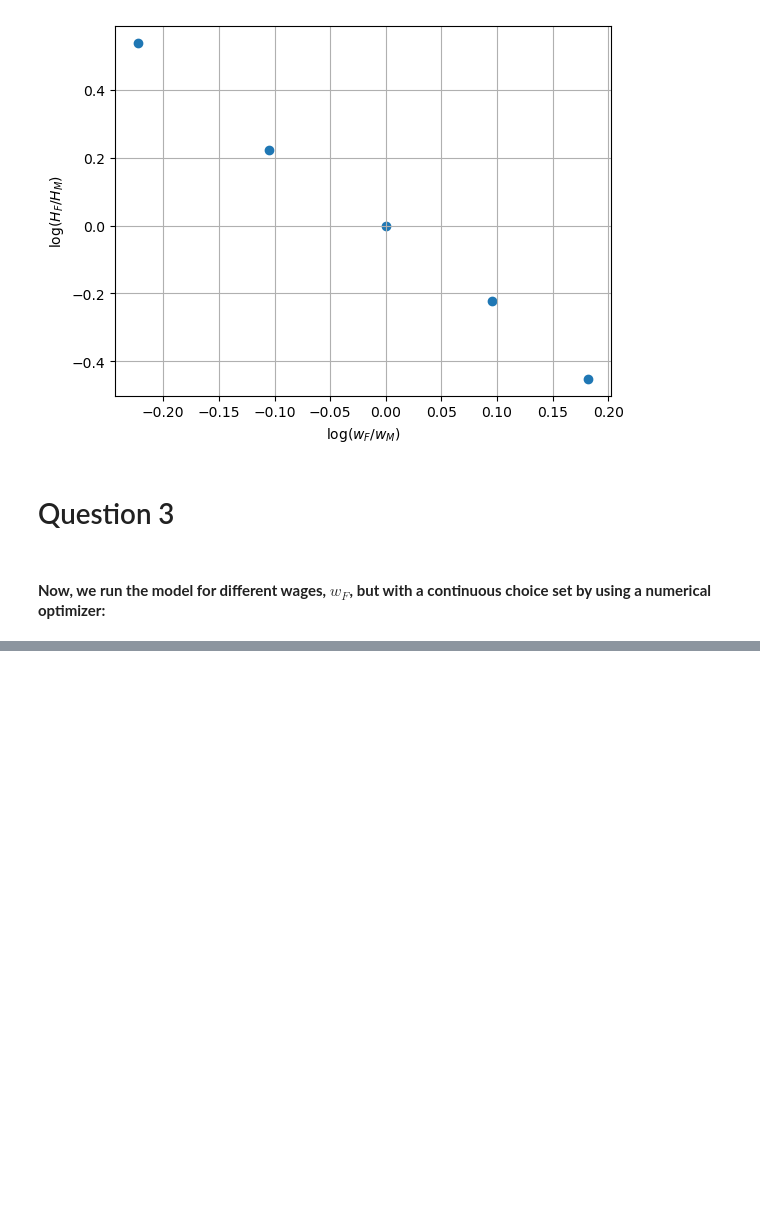
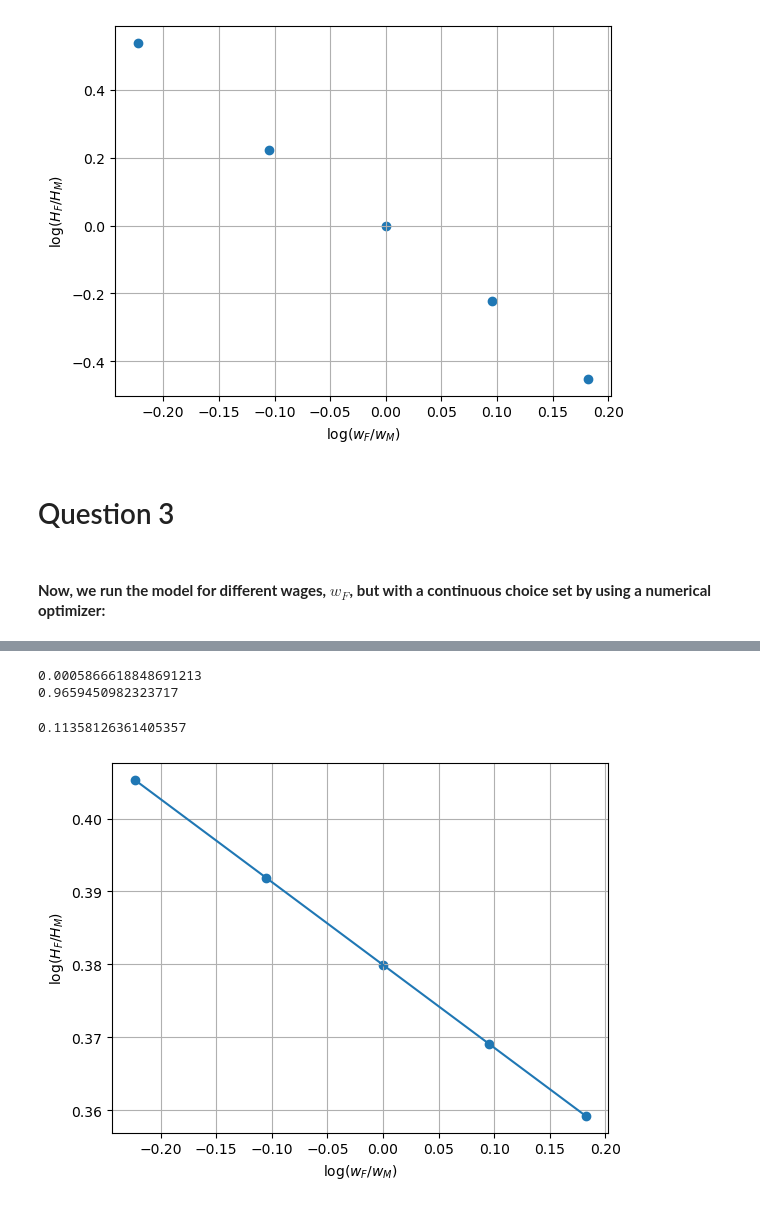
Before and after one commit to NumEconCopenhagen/projects-2023-andreas, a Jupyter notebook: inauguralproject/inauguralproject.ipynb, the cells around one changed output, grey strips where cells are left out. Saved outputs shown, nothing was run; the diff lists cells and outputs as text; code cells hidden in the pictures; blank space fills up the shorter version.

```diff
--- a/inauguralproject/inauguralproject.ipynb
+++ b/inauguralproject/inauguralproject.ipynb
@@ -141,0 +170,13 @@ ADD CONCISE CONLUSION.
+# %%
+model.par.wF = 1.2
+
+for row in sol_con:
+    print(model.calc_utility_(sol))
+
+print(model.calc_utility(3,5,5.5,4))
+
+print(model.calc_utility(4.0567,4.3850,4.6940,4.3777))
+
+print(model.calc_utility_(np.array([3,5,5.5,4])))
+
+print(model.calc_utility_(np.array([4.0567,4.3850,4.6940,4.3777])))
@@ -141,0 +332,13 @@ ADD CONCISE CONLUSION.
+# %%
+print((0.4 - model.sol.beta0) ** 2 + (-0.1 - model.sol.beta1) ** 2)
+print(model.par.alpha)
+model.par.sigma
+# %% [output]
+0.0005866618848691213
+0.9659450982323717
+0.11358126361405357
+# %%
+# plot the solutions for different wages
+model.plot_multi_par(log_wages,y_function=lambda y: np.log(y),x_lab=r'$\log(w_F/w_M)$',y_lab=r'$\log(H_F/H_M)$',show_reg=True)
+# %% [output]
+[figure, added]
```
Also changed, not shown: parts of 15 cells of this notebook, 1 other file.
